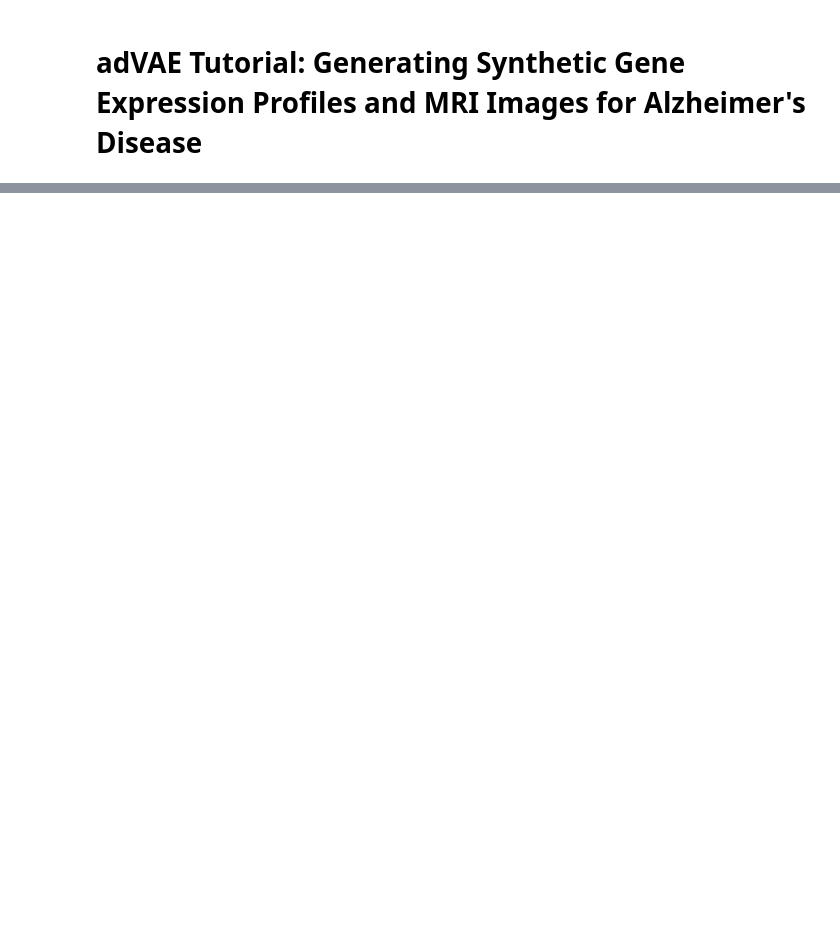
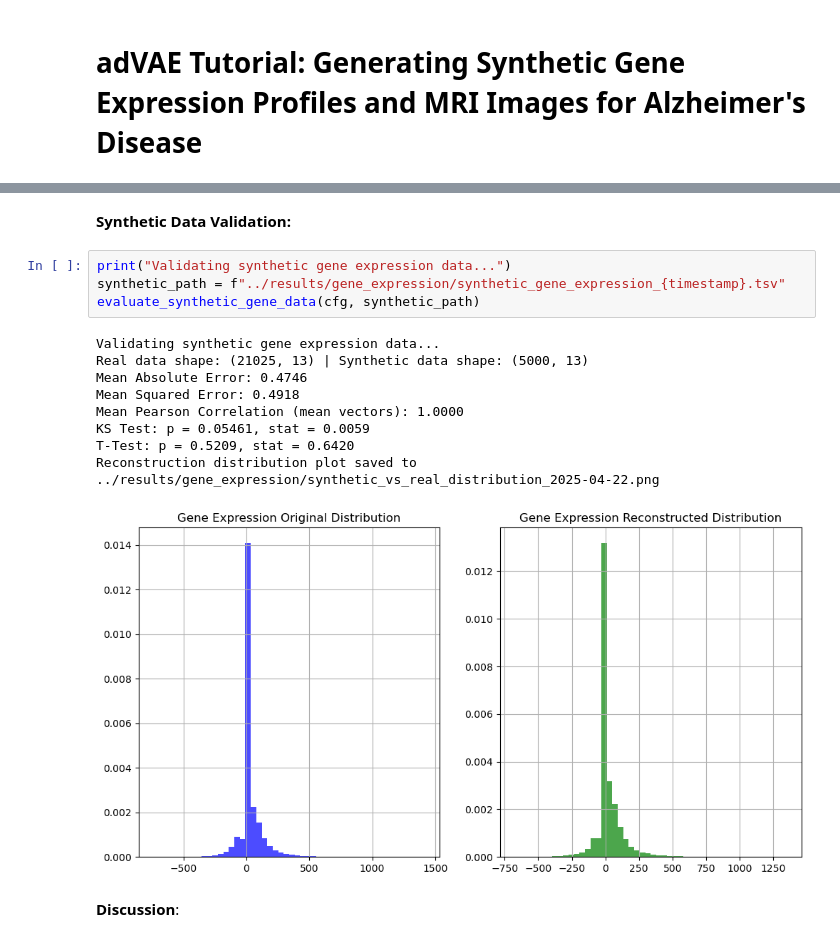
Before and after one commit to varnikaumashankar/adVAE, a Jupyter notebook: tutorials/real_dataset_tutorial.ipynb, the cells around one changed output, grey strips where cells are left out. Drawn from its saved outputs; the diff is of its cells as text; blank space fills up the shorter version.

```diff
--- a/tutorials/real_dataset_tutorial.ipynb
+++ b/tutorials/real_dataset_tutorial.ipynb
@@ -204,0 +279,18 @@ plt.show()
+# %% [markdown]
+**Synthetic Data Validation:**
+# %%
+print("Validating synthetic gene expression data...")
+synthetic_path = f"../results/gene_expression/synthetic_gene_expression_{timestamp}.tsv"
+evaluate_synthetic_gene_data(cfg, synthetic_path)
+# %% [output]
+Validating synthetic gene expression data...
+Real data shape: (21025, 13) | Synthetic data shape: (5000, 13)
+Mean Absolute Error: 0.4746
+Mean Squared Error: 0.4918
+Mean Pearson Correlation (mean vectors): 1.0000
+KS Test: p = 0.05461, stat = 0.0059
+T-Test: p = 0.5209, stat = 0.6420
+Reconstruction distribution plot saved to ../results/gene_expression/synthetic_vs_real_distribution_2025-04-22.png
+[figure, added]
+# %% [markdown]
+**Discussion**:
```
Also changed, not shown: parts of 61 cells of this notebook, 27 other files.
